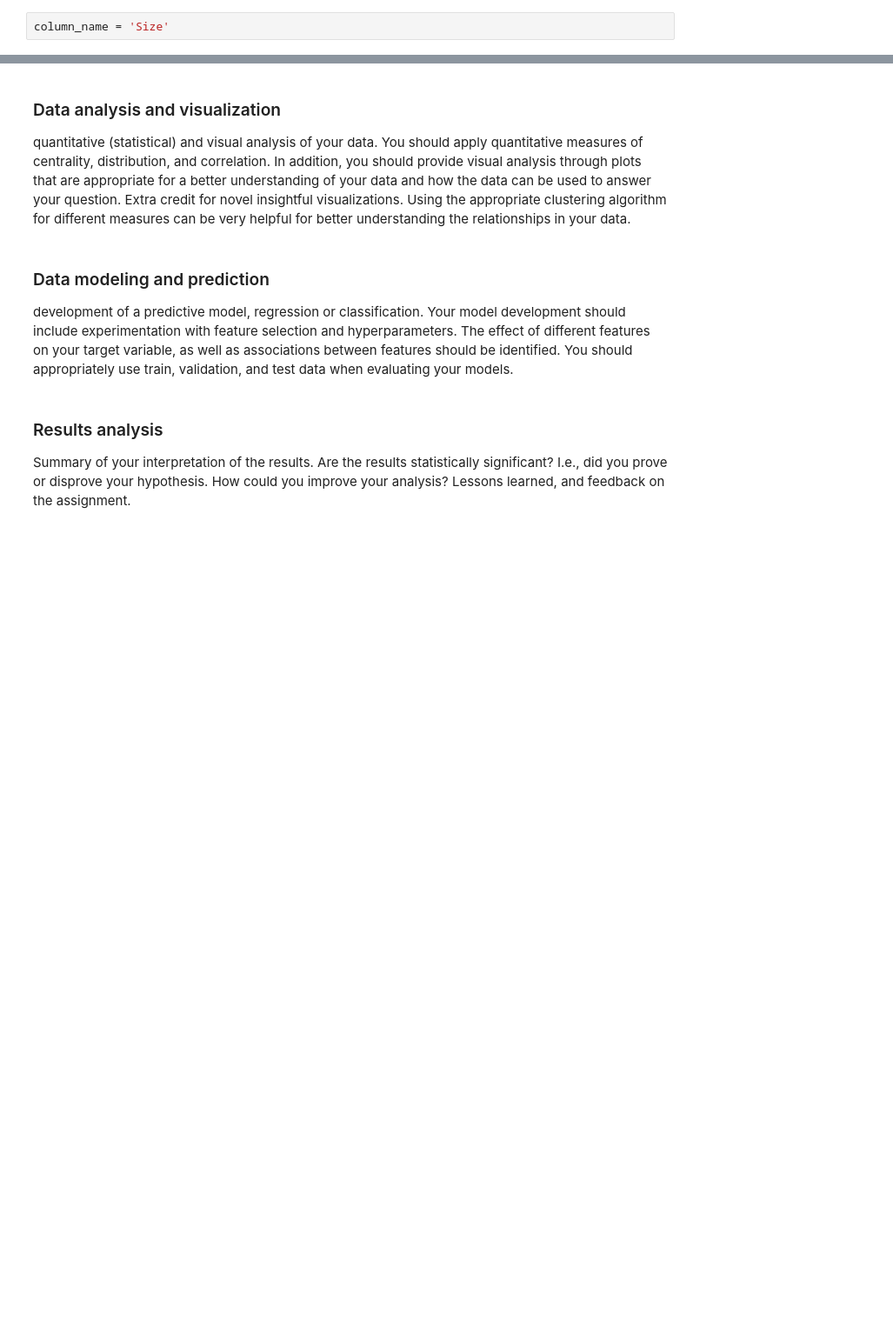
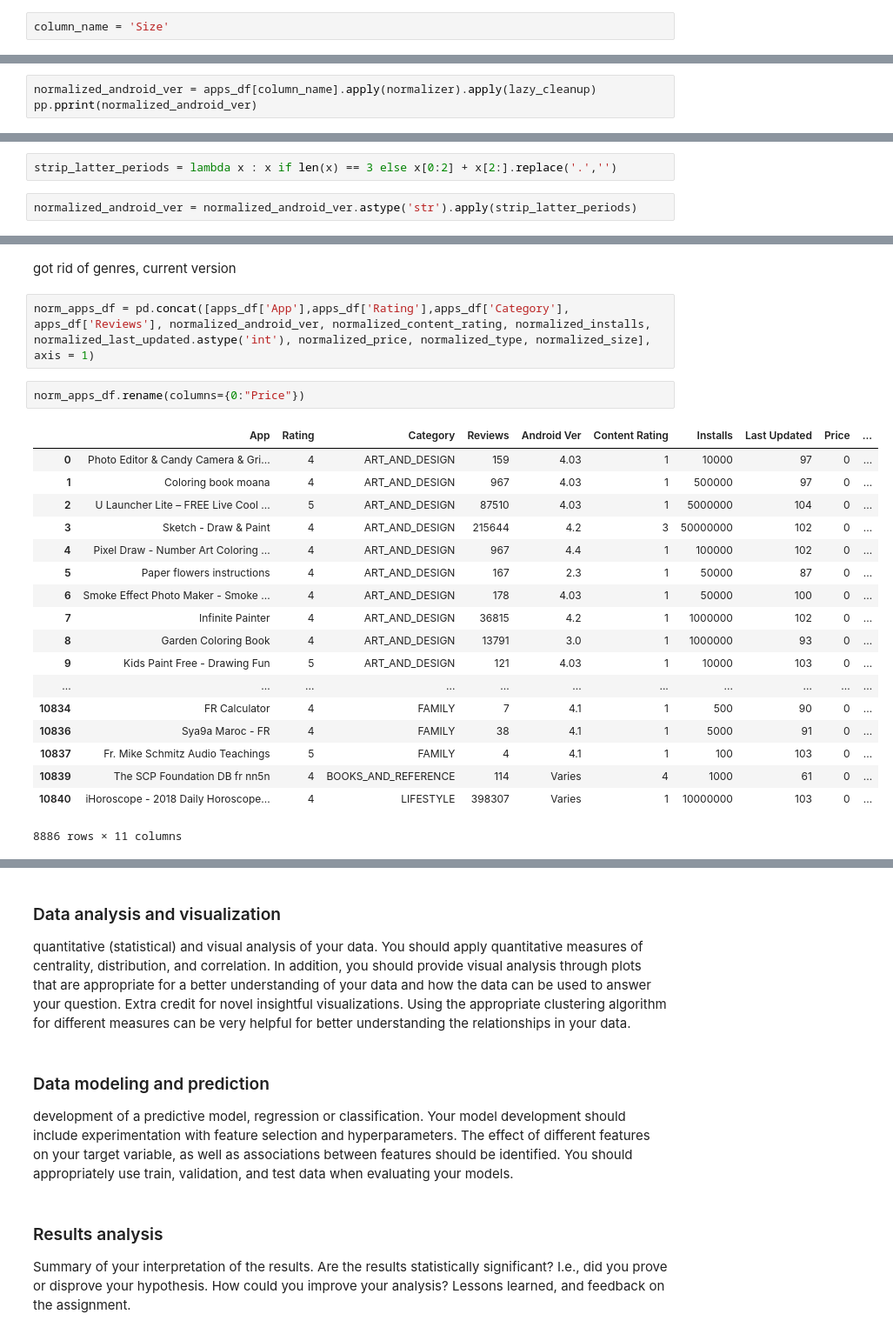
Before and after one commit to gagandaroach/DataScienceIntro, a Jupyter notebook: finalproj/Final Project.ipynb, the cells around one changed output, grey strips where cells are left out. Shown at 87% size. Drawn from its saved outputs; the diff is of its cells as text; blank space fills up the shorter version.

```diff
--- a/finalproj/Final Project.ipynb
+++ b/finalproj/Final Project.ipynb
@@ -254,0 +680,3 @@ column_name = 'Size'
+# %%
+normalized_android_ver = apps_df[column_name].apply(normalizer).apply(lazy_cleanup)
+pp.pprint(normalized_android_ver)
@@ -254,0 +708,4 @@ column_name = 'Size'
+# %%
+strip_latter_periods = lambda x : x if len(x) == 3 else x[0:2] + x[2:].replace('.','')
+# %%
+normalized_android_ver = normalized_android_ver.astype('str').apply(strip_latter_periods)
@@ -254,0 +747,25 @@ column_name = 'Size'
+# %% [markdown]
+got rid of genres, current version
+# %%
+norm_apps_df = pd.concat([apps_df['App'],apps_df['Rating'],apps_df['Category'], apps_df['Reviews'], normalized_android_ver, normalized_content_rating, normalized_installs, normalized_last_updated.astype('int'), normalized_price, normalized_type, normalized_size], axis = 1)
+# %%
+norm_apps_df.rename(columns={0:"Price"})
+# %% [output]
+|  | App | Rating | Category | Reviews | Android Ver | Content Rating | Installs | Last Updated | Price | ... |
+| 0 | Photo Editor & Candy Camera & Gri... | 4 | ART_AND_DESIGN | 159 | 4.03 | 1 | 10000 | 97 | 0 | ... |
+| 1 | Coloring book moana | 4 | ART_AND_DESIGN | 967 | 4.03 | 1 | 500000 | 97 | 0 | ... |
+| 2 | U Launcher Lite – FREE Live Cool ... | 5 | ART_AND_DESIGN | 87510 | 4.03 | 1 | 5000000 | 104 | 0 | ... |
+| 3 | Sketch - Draw & Paint | 4 | ART_AND_DESIGN | 215644 | 4.2 | 3 | 50000000 | 102 | 0 | ... |
+| 4 | Pixel Draw - Number Art Coloring ... | 4 | ART_AND_DESIGN | 967 | 4.4 | 1 | 100000 | 102 | 0 | ... |
+| 5 | Paper flowers instructions | 4 | ART_AND_DESIGN | 167 | 2.3 | 1 | 50000 | 87 | 0 | ... |
+| 6 | Smoke Effect Photo Maker - Smoke ... | 4 | ART_AND_DESIGN | 178 | 4.03 | 1 | 50000 | 100 | 0 | ... |
+| 7 | Infinite Painter | 4 | ART_AND_DESIGN | 36815 | 4.2 | 1 | 1000000 | 102 | 0 | ... |
+| 8 | Garden Coloring Book | 4 | ART_AND_DESIGN | 13791 | 3.0 | 1 | 1000000 | 93 | 0 | ... |
+| 9 | Kids Paint Free - Drawing Fun | 5 | ART_AND_DESIGN | 121 | 4.03 | 1 | 10000 | 103 | 0 | ... |
+| ... | ... | ... | ... | ... | ... | ... | ... | ... | ... | ... |
+| 10834 | FR Calculator | 4 | FAMILY | 7 | 4.1 | 1 | 500 | 90 | 0 | ... |
+| 10836 | Sya9a Maroc - FR | 4 | FAMILY | 38 | 4.1 | 1 | 5000 | 91 | 0 | ... |
+| 10837 | Fr. Mike Schmitz Audio Teachings | 5 | FAMILY | 4 | 4.1 | 1 | 100 | 103 | 0 | ... |
+| 10839 | The SCP Foundation DB fr nn5n | 4 | BOOKS_AND_REFERENCE | 114 | Varies | 4 | 1000 | 61 | 0 | ... |
+| 10840 | iHoroscope - 2018 Daily Horoscope... | 4 | LIFESTYLE | 398307 | Varies | 1 | 10000000 | 103 | 0 | ... |
+8886 rows × 11 columns
```
Also changed, not shown: parts of 76 cells of this notebook.
